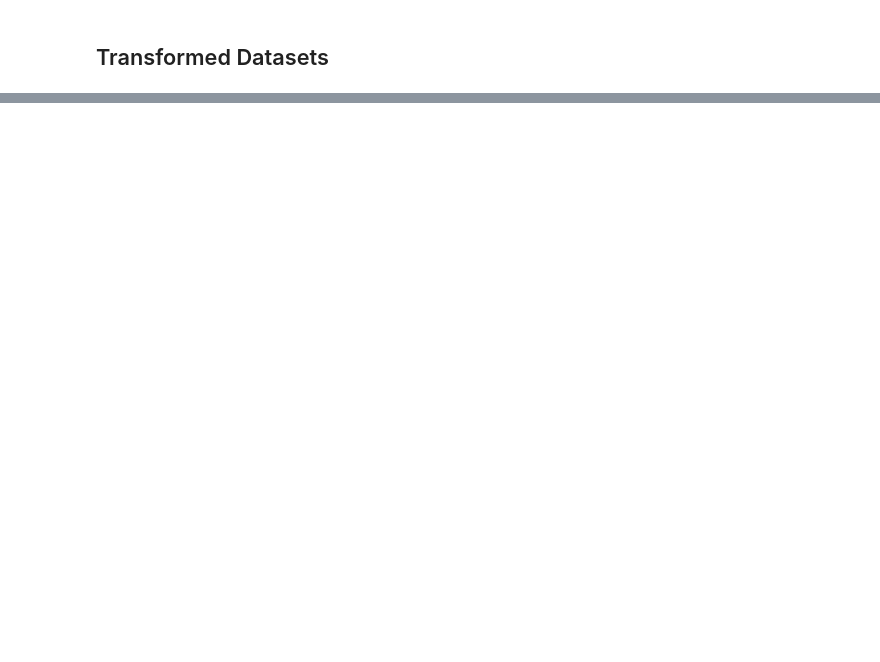
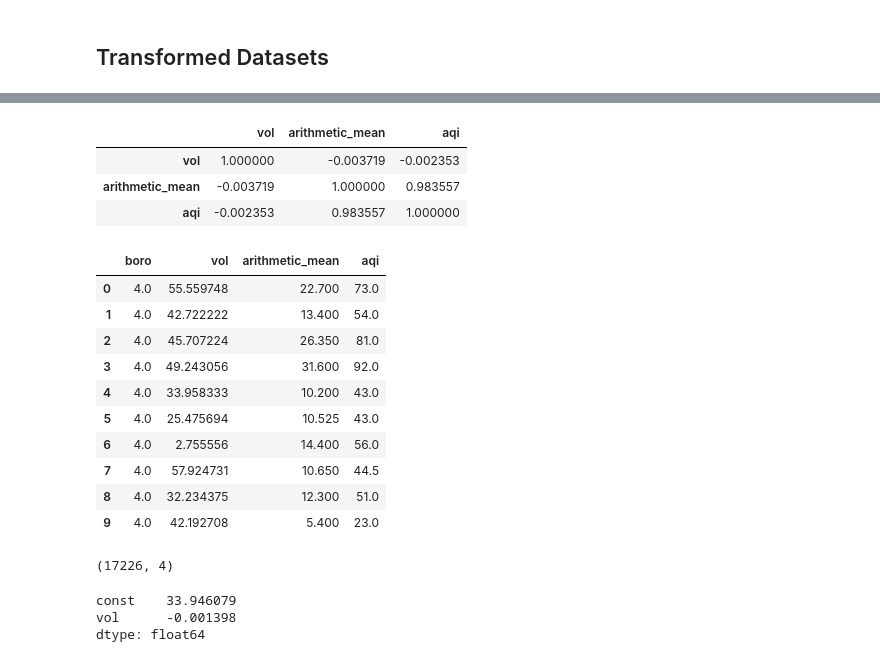
Before and after one commit to daniel-a-r/ccny_data_science_project, a Jupyter notebook: data_science_project.ipynb, the cells around one changed output, grey strips where cells are left out. Saved outputs shown, nothing was run; the diff lists cells and outputs as text; code cells hidden in the pictures; blank space fills up the shorter version.

```diff
--- a/data_science_project.ipynb
+++ b/data_science_project.ipynb
@@ -527,0 +979,9 @@ traffic_vol_aqi.sample(10)
+# %%
+traffic_vol_aqi.corr()
+# %% [output]
+|  | vol | arithmetic_mean | aqi |
+| vol | 1.000000 | -0.003719 | -0.002353 |
+| arithmetic_mean | -0.003719 | 1.000000 | 0.983557 |
+| aqi | -0.002353 | 0.983557 | 1.000000 |
+# %%
+newboro = {"boro":{"Manhattan":0.0, "Staten Island": 1.0, "Queens":2.0, "Brooklyn":3.0, "Bronx": 4.0}}
@@ -527,0 +992,14 @@ traffic_vol_aqi.sample(10)
+# %%
+traffic_vol_aqi.head(10)
+# %% [output]
+|  | boro | vol | arithmetic_mean | aqi |
+| 0 | 4.0 | 55.559748 | 22.700 | 73.0 |
+| 1 | 4.0 | 42.722222 | 13.400 | 54.0 |
+| 2 | 4.0 | 45.707224 | 26.350 | 81.0 |
+| 3 | 4.0 | 49.243056 | 31.600 | 92.0 |
+| 4 | 4.0 | 33.958333 | 10.200 | 43.0 |
+| 5 | 4.0 | 25.475694 | 10.525 | 43.0 |
+| 6 | 4.0 | 2.755556 | 14.400 | 56.0 |
+| 7 | 4.0 | 57.924731 | 10.650 | 44.5 |
+| 8 | 4.0 | 32.234375 | 12.300 | 51.0 |
+| 9 | 4.0 | 42.192708 | 5.400 | 23.0 |
@@ -527,0 +1018,4 @@ traffic_vol_aqi.sample(10)
+# %%
+traffic_vol_aqi.shape
+# %% [output]
+(17226, 4)
@@ -527,0 +1029,7 @@ traffic_vol_aqi.sample(10)
+# %%
+lr = sm.OLS(y_train, X_train_sm).fit()
+lr.params
+# %% [output]
+const    33.946079
+vol      -0.001398
+dtype: float64
```
Also changed, not shown: parts of 55 cells of this notebook.
